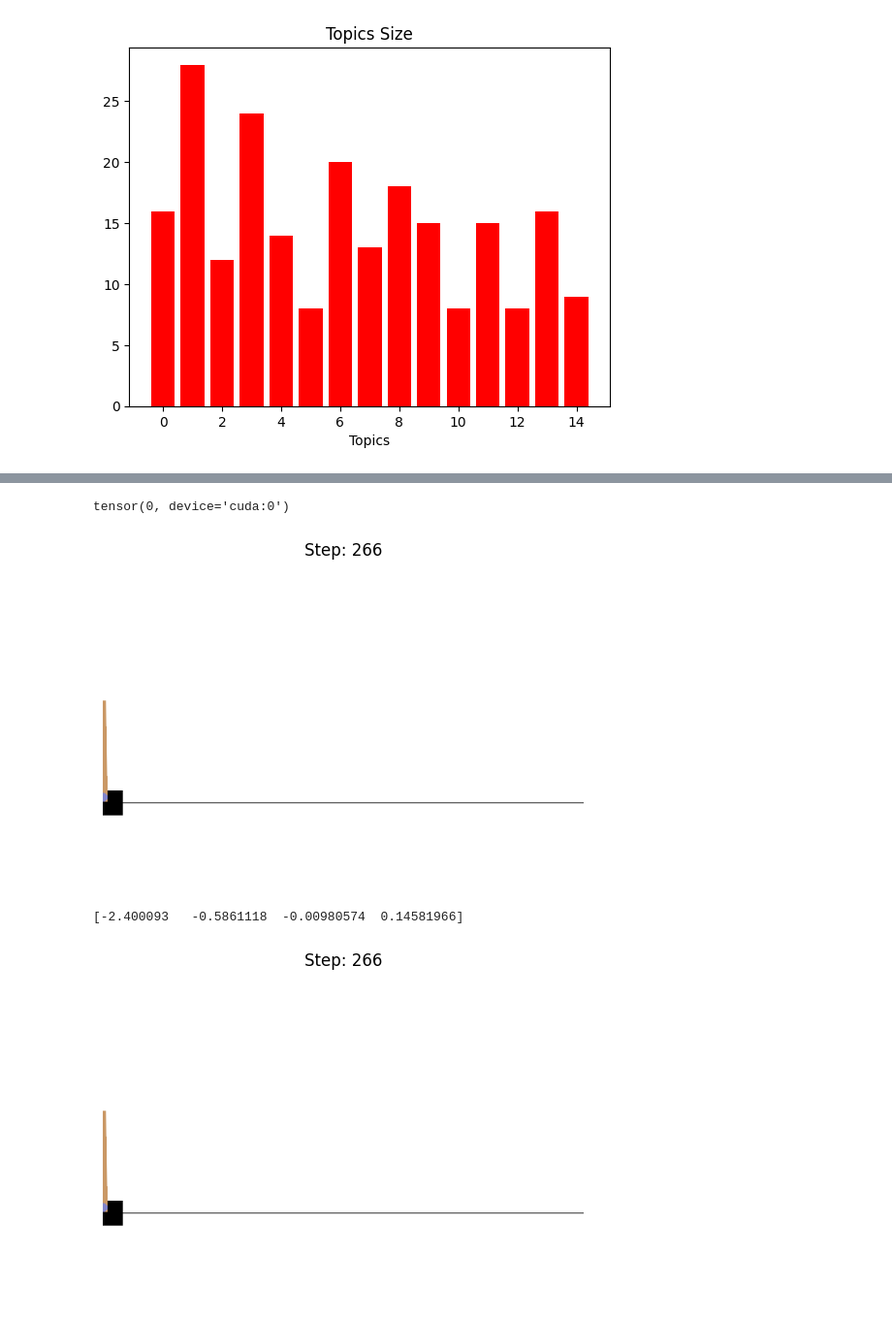
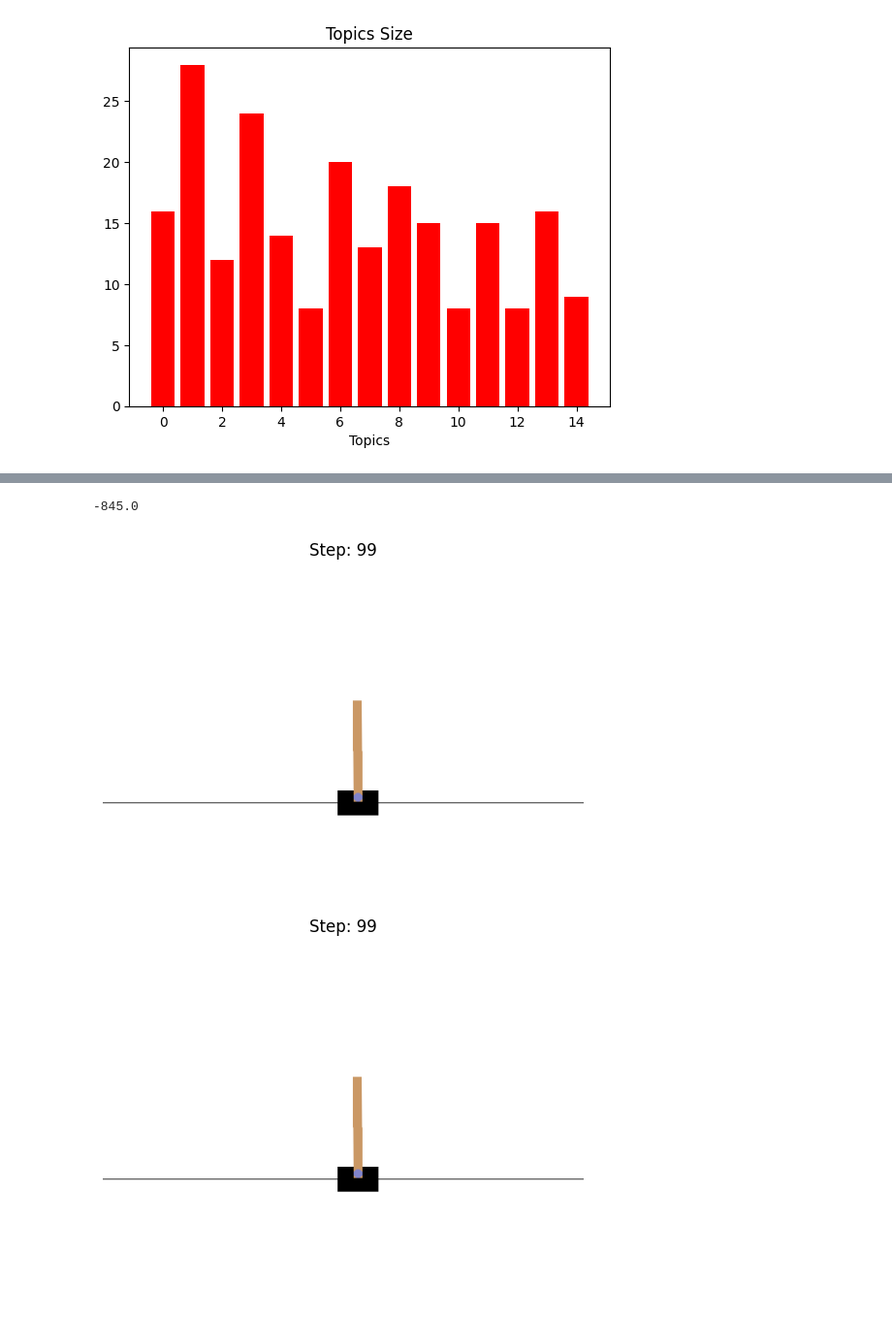
Before and after one commit to labadier/JointDataExploration, a Jupyter notebook: Concept_Mining/ConceptMining.ipynb, the cells around one changed output, grey strips where cells are left out. Shown: that part at 97% size. Cells and saved outputs as stored; diff of their text form; code cells hidden in the pictures.

Commit message:
added exploration agent

```diff
--- a/Concept_Mining/ConceptMining.ipynb
+++ b/Concept_Mining/ConceptMining.ipynb
@@ -372,8 +293,7 @@ Text(0.5, 0, 'Iterations')
-# %%
-Pi.forward(prev_state.repeat(len(actions_encode), 1),
-												actions_encode).argmax()
-# %% [output]
-tensor(0, device='cuda:0')
+# %%
+sum(episode_history['rewards'])
+# %% [output]
+-845.0
 # %%
 import matplotlib.pyplot as plt
 %matplotlib inline
@@ -382,37 +302,42 @@ from IPython import display
 def show_state(env, step=0):
     plt.figure(3)
     plt.clf()
     plt.imshow(env.render())
     plt.title(f"Step: {step}")
     plt.axis('off')
 
     display.clear_output(wait=True)
     display.display(plt.gcf())
 
-Pi.load('actor.pt')
+
 env = gym.make('CartPole-v1', render_mode='rgb_array')
+Agent = AdaptationEngine(state_dim = env.observation_space.shape[0],
+							action_dim=env.action_space.n)
+
+Agent.Actor.load('actor.pt')
+# env = gym.make('MountainCar-v0', render_mode='rgb_array')
+
 prev_state, info = env.reset()
 prev_state = preprocess_state(prev_state)
-
-for step in range(int(1e4)):
-	preferences =  get_pi_a_s(prev_state, actions_encode)
+print(prev_state)
+for step in range(int(100)):
+	preferences =  Agent.policy(prev_state, actions_encode)
 
 	action = preferences.argmax()
 
 	observation, reward, terminated, _, _ = env.step(action.item())
 	print(action)
 
 	prev_state = preprocess_state(observation)
 	prev_action = action
 
 	show_state(env, step=step)
 
 	if terminated:
 		print(observation)
 		break
 
 env.close()
 # %% [output]
-[figure, old version]
+[figure, new version]
-[-2.400093   -0.5861118  -0.00980574  0.14581966]
-[figure, old version]
+[figure, new version]
```
Also changed, not shown: parts of 5 cells of this notebook, 4 other files.
